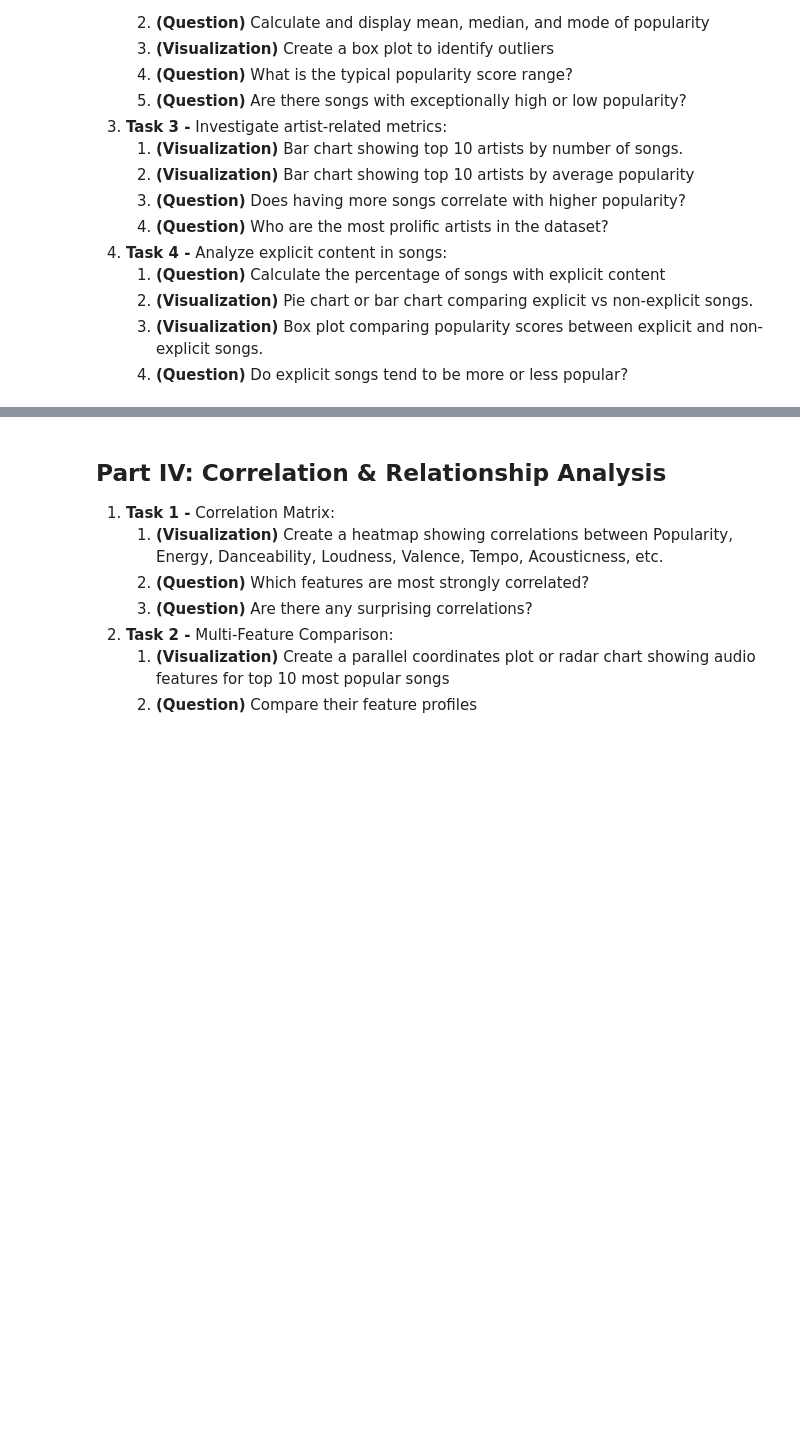
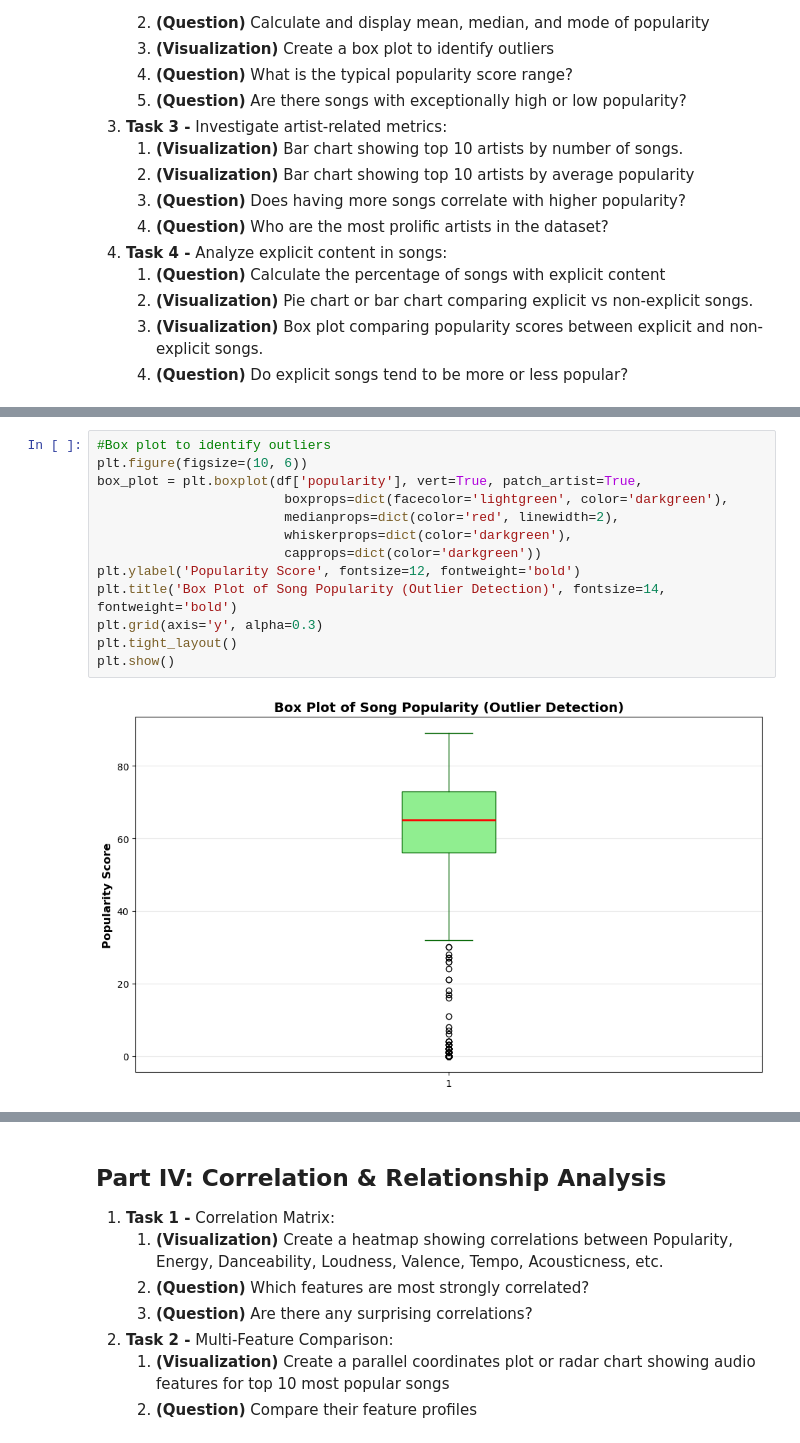
Before and after one commit to benzartimelek/Spotify_exploration, a Jupyter notebook: lab_draft.ipynb, the cells around one changed output, grey strips where cells are left out. Drawn from its saved outputs; the diff is of its cells as text; blank space fills up the shorter version.

```diff
--- a/lab_draft.ipynb
+++ b/lab_draft.ipynb
@@ -287,0 +373,15 @@ Number of duplicate songs in the dataset: 0
+# %%
+#Box plot to identify outliers
+plt.figure(figsize=(10, 6))
+box_plot = plt.boxplot(df['popularity'], vert=True, patch_artist=True,
+                        boxprops=dict(facecolor='lightgreen', color='darkgreen'),
+                        medianprops=dict(color='red', linewidth=2),
+                        whiskerprops=dict(color='darkgreen'),
+                        capprops=dict(color='darkgreen'))
+plt.ylabel('Popularity Score', fontsize=12, fontweight='bold')
+plt.title('Box Plot of Song Popularity (Outlier Detection)', fontsize=14, fontweight='bold')
+plt.grid(axis='y', alpha=0.3)
+plt.tight_layout()
+plt.show()
+# %% [output]
+[figure, added]
```
Also changed, not shown: parts of 15 cells of this notebook.
